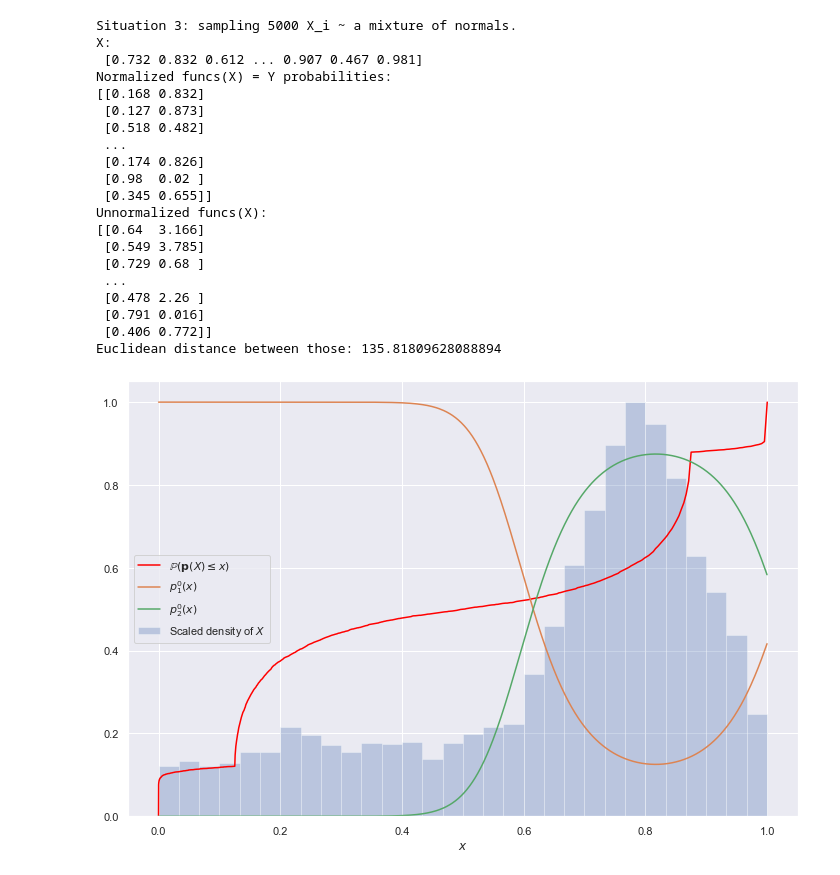
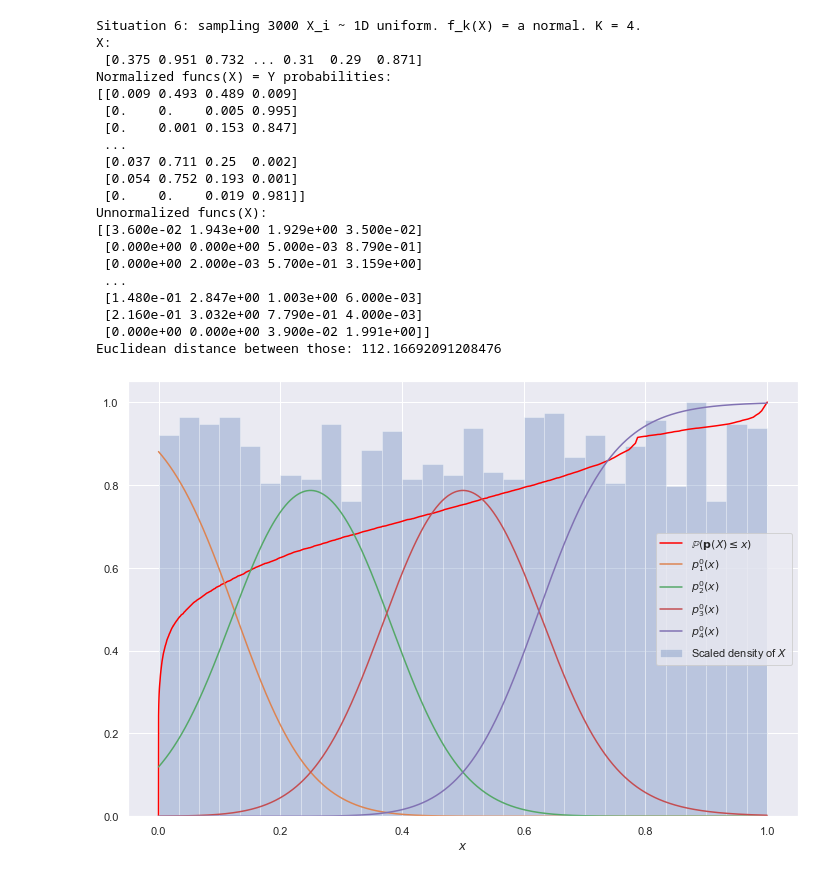
Before and after one commit to bramotten/Testing-NN-Classification-Theory, a Jupyter notebook: play.ipynb, the cells around one changed output. Drawn from its saved outputs; the diff is of its cells as text; code cells hidden in the pictures.

```diff
--- a/play.ipynb
+++ b/play.ipynb
@@ -13,29 +13,29 @@ from real_stuff.basic_imports import *
 import importlib  # doesn't work too well in Colab
 # %%
 importlib.reload(simulating)
-situation = 3
-X, funcs, Y_prob = simulating.create_dataset(str(situation), viz=True)
+situation = 6.4
+X, funcs, Y_prob = simulating.create_dataset(str(situation), n=3000, viz=True)
 # %% [output]
-Situation 3: sampling 5000 X_i ~ a mixture of normals.
+Situation 6: sampling 3000 X_i ~ 1D uniform. f_k(X) = a normal. K = 4.
 X:
- [0.732 0.832 0.612 ... 0.907 0.467 0.981]
+ [0.375 0.951 0.732 ... 0.31  0.29  0.871]
 Normalized funcs(X) = Y probabilities:
-[[0.168 0.832]
- [0.127 0.873]
- [0.518 0.482]
+[[0.009 0.493 0.489 0.009]
+ [0.    0.    0.005 0.995]
+ [0.    0.001 0.153 0.847]
  ...
- [0.174 0.826]
- [0.98  0.02 ]
- [0.345 0.655]]
+ [0.037 0.711 0.25  0.002]
+ [0.054 0.752 0.193 0.001]
+ [0.    0.    0.019 0.981]]
 Unnormalized funcs(X):
-[[0.64  3.166]
- [0.549 3.785]
- [0.729 0.68 ]
+[[3.600e-02 1.943e+00 1.929e+00 3.500e-02]
+ [0.000e+00 0.000e+00 5.000e-03 8.790e-01]
+ [0.000e+00 2.000e-03 5.700e-01 3.159e+00]
  ...
- [0.478 2.26 ]
- [0.791 0.016]
- [0.406 0.772]]
-Euclidean distance between those: 135.81809628088894
+ [1.480e-01 2.847e+00 1.003e+00 6.000e-03]
+ [2.160e-01 3.032e+00 7.790e-01 4.000e-03]
+ [0.000e+00 0.000e+00 3.900e-02 1.991e+00]]
+Euclidean distance between those: 112.16692091208476
-[figure, old version]
+[figure, new version]
 # %%
 importlib.reload(training)
```
Also changed, not shown: parts of 11 cells of this notebook, 5 other files.
